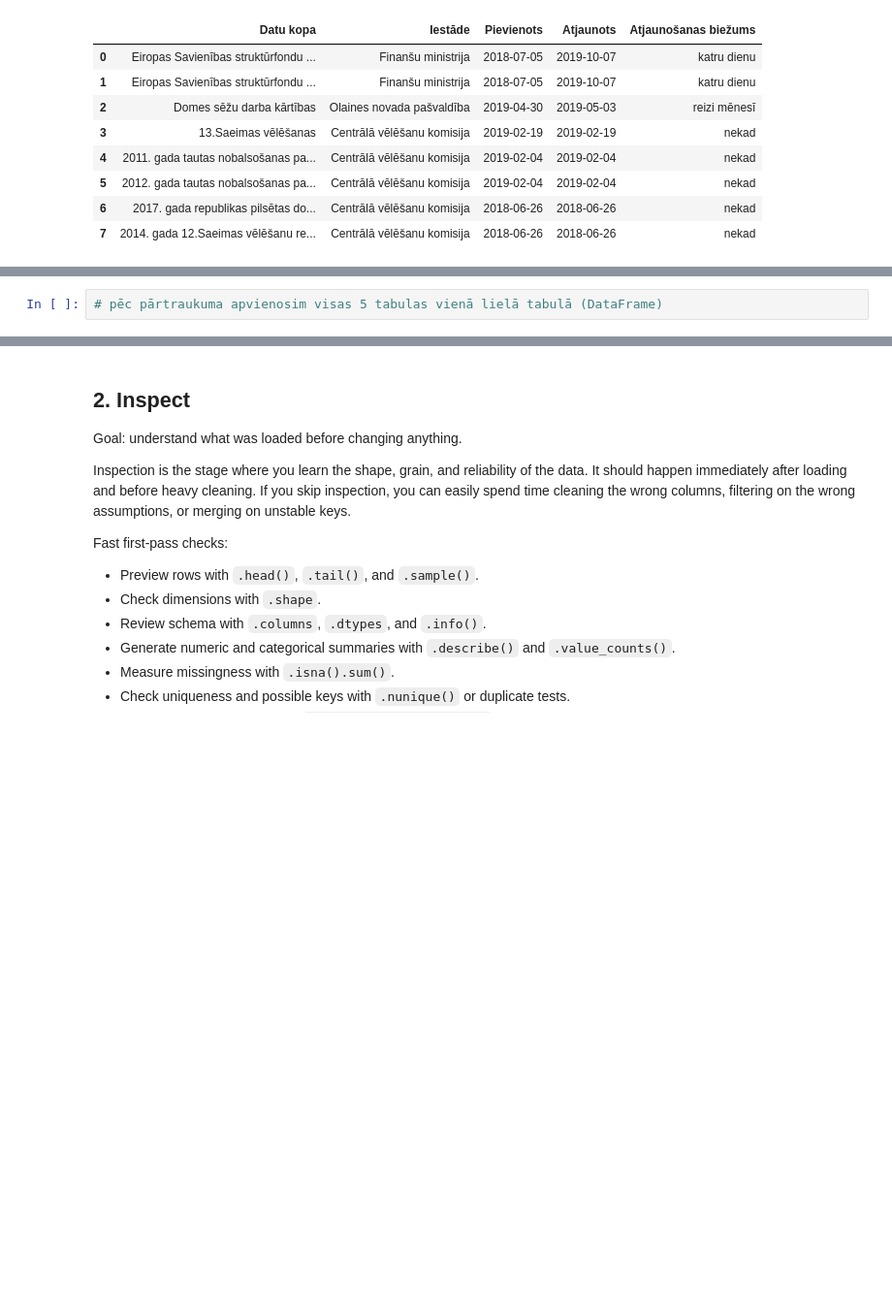
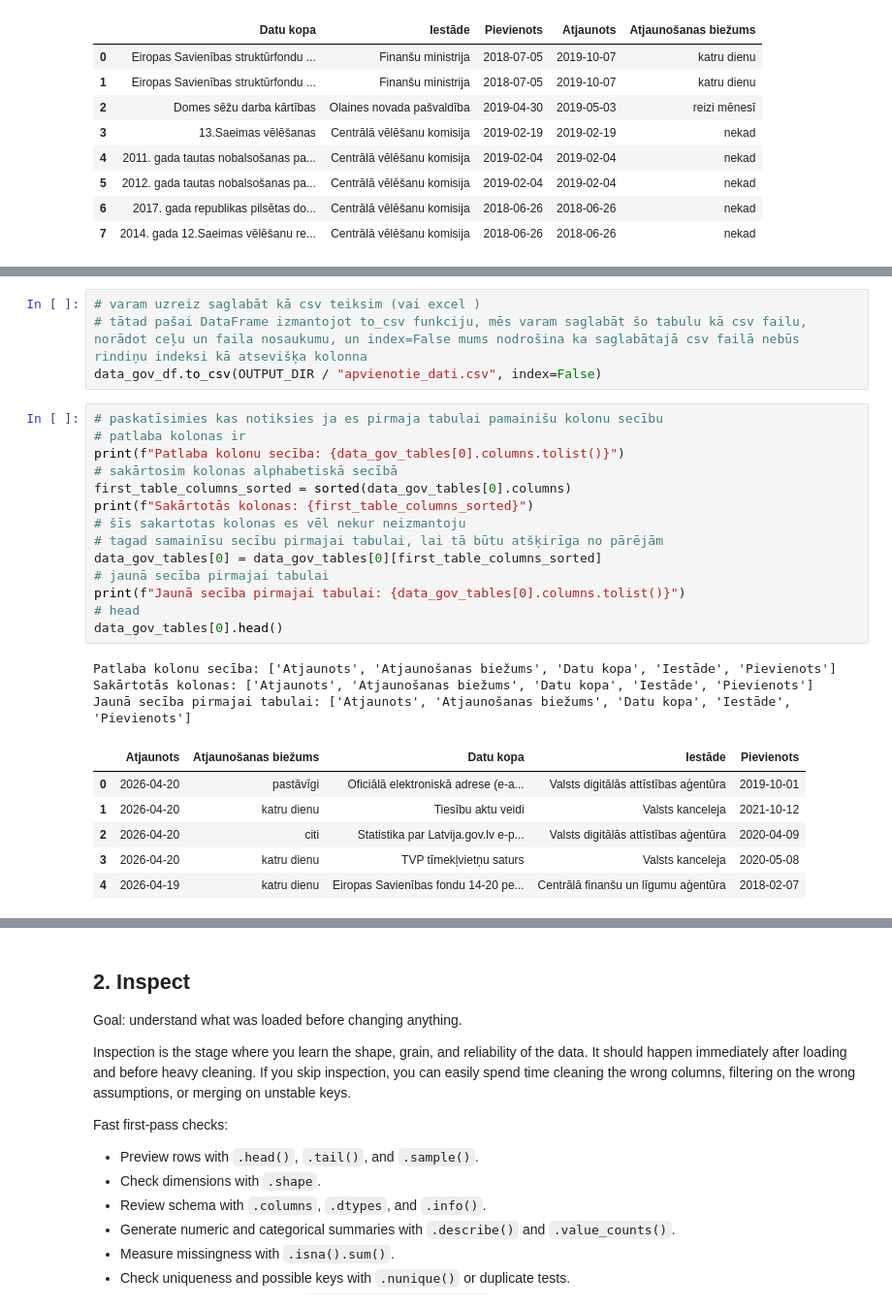
Before and after one commit to ValRCS/RTU_Python_CSP, a Jupyter notebook: notebooks/day4_pandas_full_worfklow_colab.ipynb, the cells around one changed output, grey strips where cells are left out. Shown at 97% size. Cells and saved outputs as stored; diff of their text form; blank space fills up the shorter version.

```diff
--- a/notebooks/day4_pandas_full_worfklow_colab.ipynb
+++ b/notebooks/day4_pandas_full_worfklow_colab.ipynb
@@ -387,2 +436,28 @@ Pēdējā nolasītā tabula:
+# %%
+# varam uzreiz saglabāt kā csv teiksim (vai excel )
+# tātad pašai DataFrame izmantojot to_csv funkciju, mēs varam saglabāt šo tabulu kā csv failu, norādot ceļu un faila nosaukumu, un index=False mums nodrošina ka saglabātajā csv failā nebūs rindiņu indeksi kā atsevišķa kolonna
+data_gov_df.to_csv(OUTPUT_DIR / "apvienotie_dati.csv", index=False)
 # %%
-# pēc pārtraukuma apvienosim visas 5 tabulas vienā lielā tabulā (DataFrame)
+# paskatīsimies kas notiksies ja es pirmaja tabulai pamainišu kolonu secību
+# patlaba kolonas ir
+print(f"Patlaba kolonu secība: {data_gov_tables[0].columns.tolist()}")
+# sakārtosim kolonas alphabetiskā secībā
+first_table_columns_sorted = sorted(data_gov_tables[0].columns)
+print(f"Sakārtotās kolonas: {first_table_columns_sorted}")
+# šīs sakartotas kolonas es vēl nekur neizmantoju
+# tagad samainīsu secību pirmajai tabulai, lai tā būtu atšķirīga no pārējām
+data_gov_tables[0] = data_gov_tables[0][first_table_columns_sorted]
+# jaunā secība pirmajai tabulai
+print(f"Jaunā secība pirmajai tabulai: {data_gov_tables[0].columns.tolist()}")
+# head
+data_gov_tables[0].head()
+# %% [output]
+Patlaba kolonu secība: ['Atjaunots', 'Atjaunošanas biežums', 'Datu kopa', 'Iestāde', 'Pievienots']
+Sakārtotās kolonas: ['Atjaunots', 'Atjaunošanas biežums', 'Datu kopa', 'Iestāde', 'Pievienots']
+Jaunā secība pirmajai tabulai: ['Atjaunots', 'Atjaunošanas biežums', 'Datu kopa', 'Iestāde', 'Pievienots']
+|  | Atjaunots | Atjaunošanas biežums | Datu kopa | Iestāde | Pievienots |
+| 0 | 2026-04-20 | pastāvīgi | Oficiālā elektroniskā adrese (e-a... | Valsts digitālās attīstības aģentūra | 2019-10-01 |
+| 1 | 2026-04-20 | katru dienu | Tiesību aktu veidi | Valsts kanceleja | 2021-10-12 |
+| 2 | 2026-04-20 | citi | Statistika par Latvija.gov.lv e-p... | Valsts digitālās attīstības aģentūra | 2020-04-09 |
+| 3 | 2026-04-20 | katru dienu | TVP tīmekļvietņu saturs | Valsts kanceleja | 2020-05-08 |
+| 4 | 2026-04-19 | katru dienu | Eiropas Savienības fondu 14-20 pe... | Centrālā finanšu un līgumu aģentūra | 2018-02-07 |
```
Also changed, not shown: parts of 10 cells of this notebook, 1 other file.
